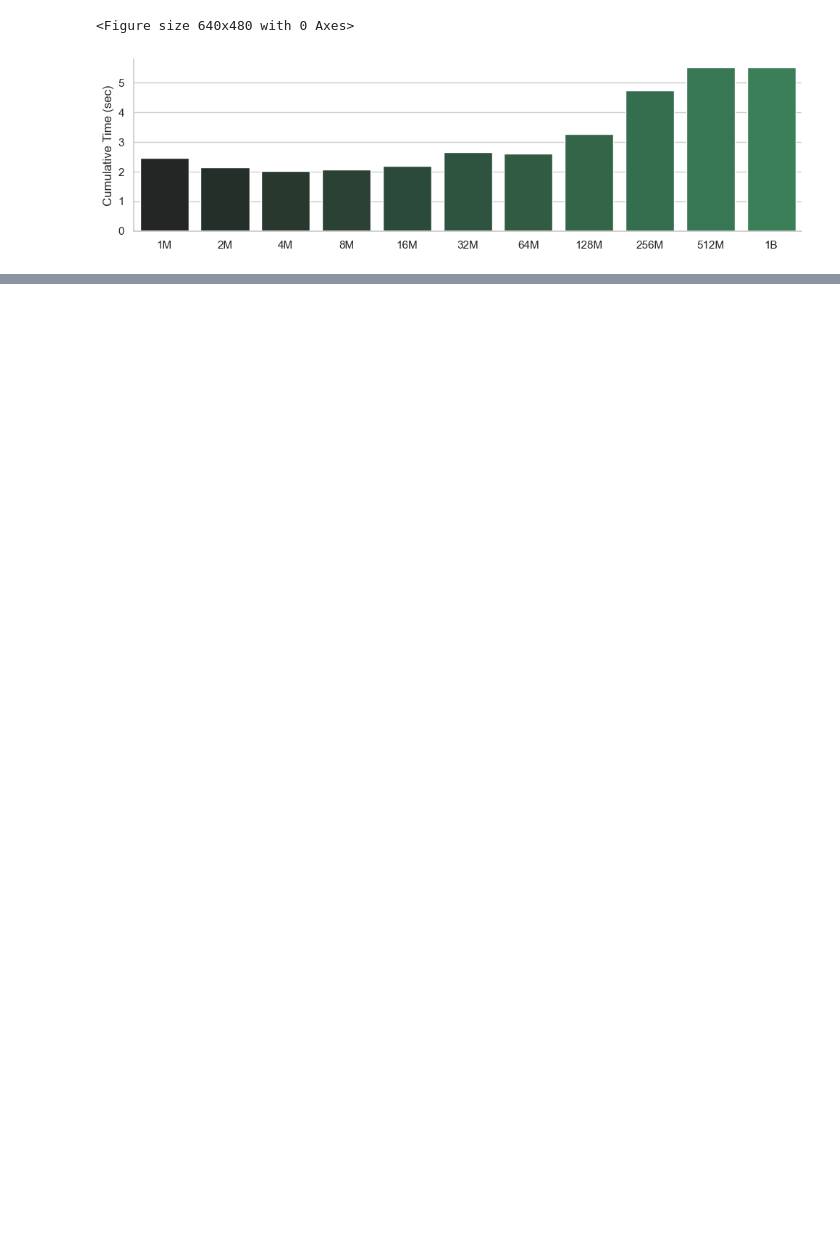
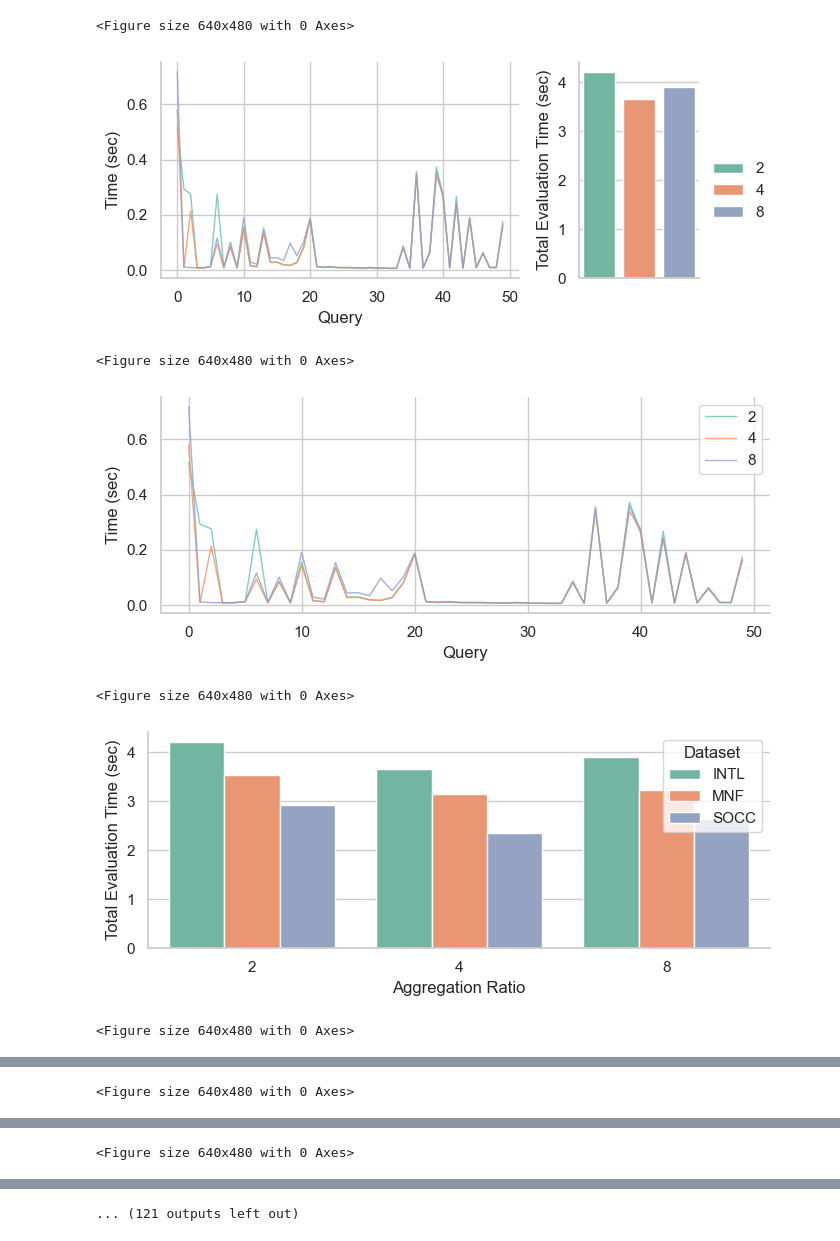
Before and after one commit to MORE-EU/more-vis-index, a Jupyter notebook: Results-Method.ipynb, the cells around one changed output, grey strips where cells are left out. Drawn from its saved outputs; the diff is of its cells as text; code cells hidden in the pictures; blank space fills up the shorter version.

```diff
--- a/Results-Method.ipynb
+++ b/Results-Method.ipynb
@@ -281,18 +401,25 @@ def convert_value(value):
     suffix = value[-1]  # Get the last character from the value (e.g., 'm', 'b')
     number = float(value.split('synthetic')[1][:-1])  # Get the numeric part of the value
     return number * multipliers.get(suffix, 1)  # Multiply the number by the corresponding multiplier
-# %%
-for exp_id in time_exps:
-    j = 0
-    k = 0
-    dfs, names = get_experiment_dfs(exp_id)
-    if(exp_id == 6):
-        sorted_dataframes = sorted(dfs, key=lambda df: convert_value(df['dataset'][0]))
-        plot_single_time(sorted_dataframes, "synthetic", exp_id)
-    else:
-        for i in range(0, len(dfs), len(labels[exp_id])):
-            plot_time(dfs[i : i + len(exps[exp_id])], names[j % len(names)], exp_id)
-            j +=1
-# %% [output]
-<Figure size 640x480 with 0 Axes>
-[figure, removed]
+# %%
+for exp_id in time_exps:
+    j = 0
+    k = 0
+    dfs, names = get_experiment_dfs(exp_id, 'influx')
+    if(exp_id == 6):
+        sorted_dataframes = sorted(dfs, key=lambda df: convert_value(df['dataset'][0]))
+        plot_single_time(sorted_dataframes, "synthetic", exp_id)
+    else:
+        for i in range(0, len(dfs), len(labels[exp_id])):
+            plot_time(dfs[i : i + len(exps[exp_id])], names[j % len(names)], exp_id)
+            plot_time_only(dfs[i : i + len(exps[exp_id])], names[j % len(names)], exp_id)
+            plot_single_bars(dfs, exp_id)
+            j +=1
+# %% [output]
+<Figure size 640x480 with 0 Axes>
+[figure, added]
+<Figure size 640x480 with 0 Axes>
+[figure, added]
+<Figure size 640x480 with 0 Axes>
+[figure, added]
+<Figure size 640x480 with 0 Axes>
@@ -298,0 +427 @@ for exp_id in time_exps:
+<Figure size 640x480 with 0 Axes>
@@ -298,0 +429 @@ for exp_id in time_exps:
+<Figure size 640x480 with 0 Axes>
@@ -299,3 +431,4 @@ for exp_id in time_exps:
+... (121 outputs left out)
 # %%
 from skimage import io, color
 from skimage.metrics import structural_similarity as compare_ssim
```
Also changed, not shown: parts of 11 cells of this notebook, 13 other files.
